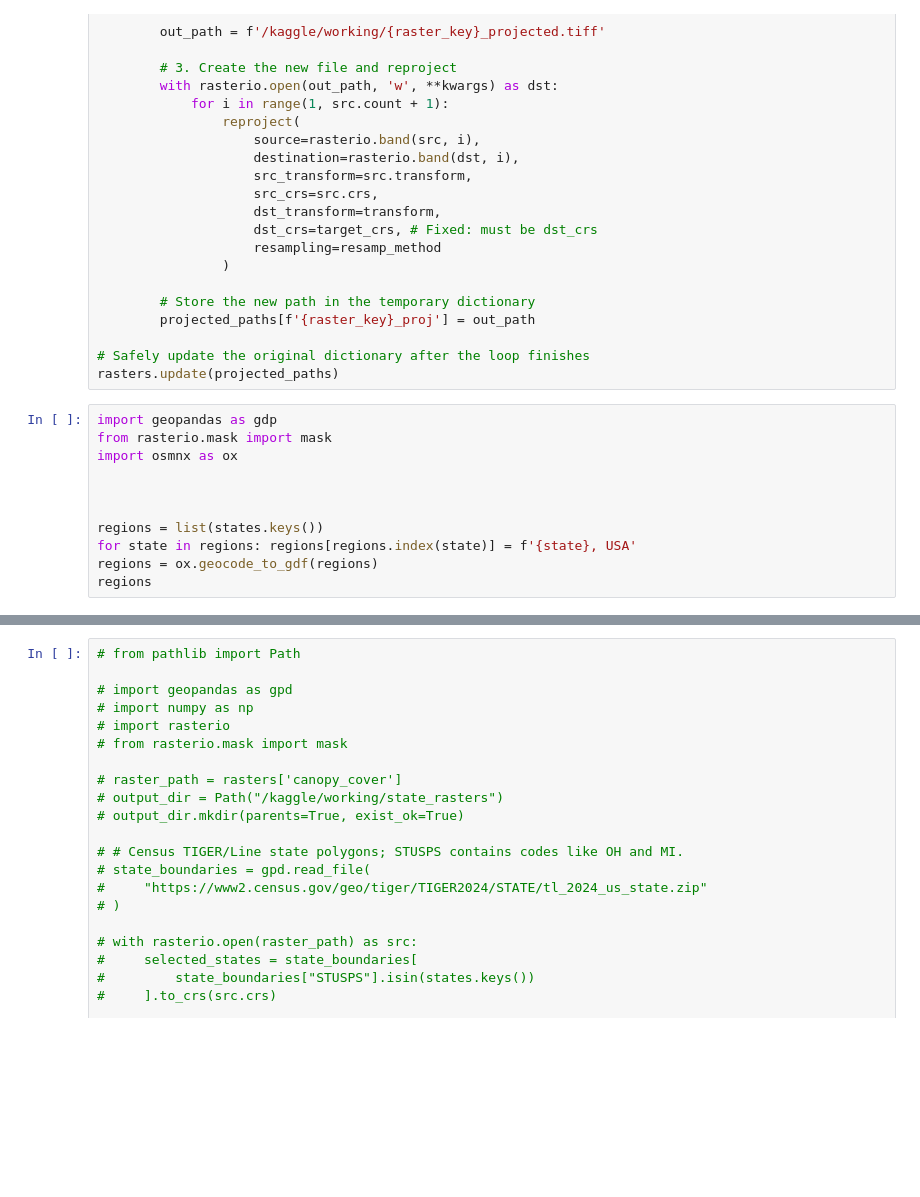
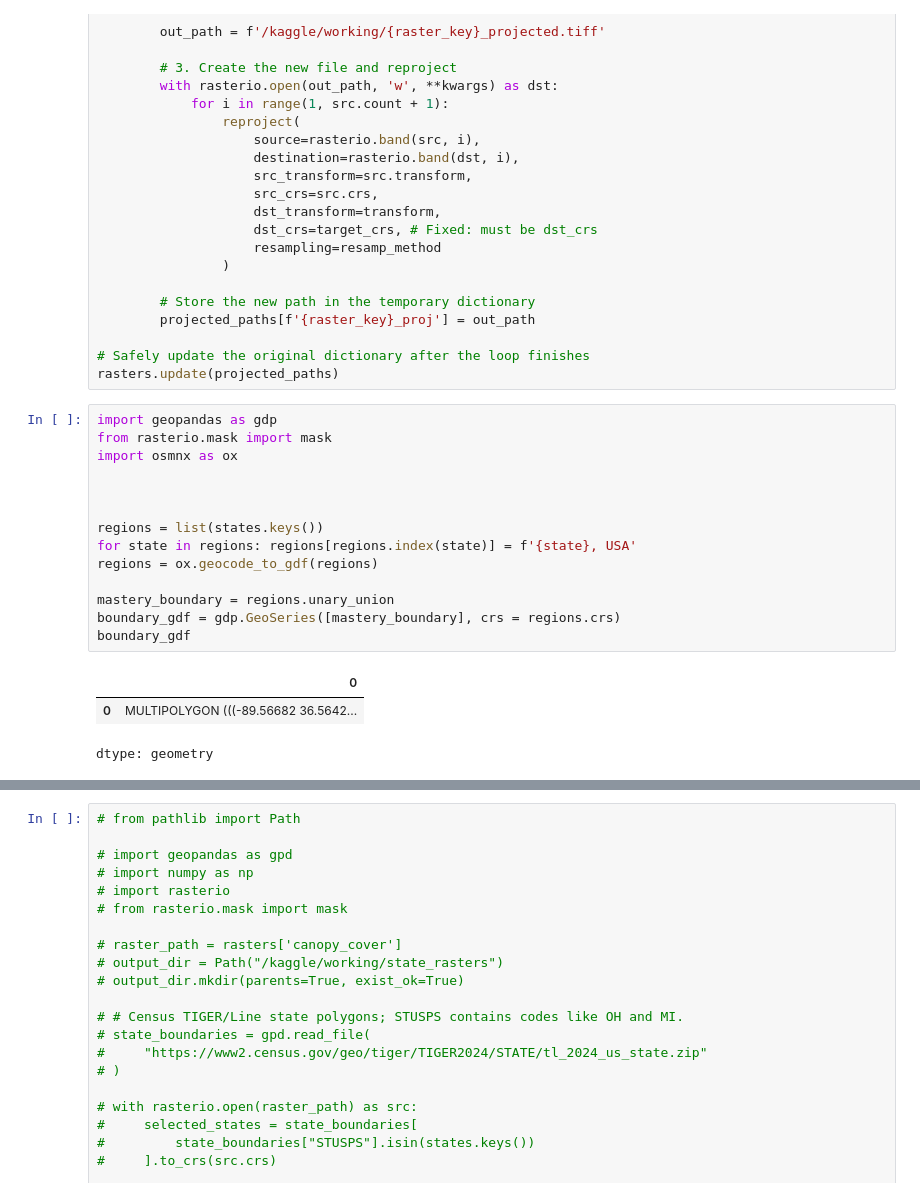
Before and after one commit to MaanavN/Ambystoma-Project, a Jupyter notebook: test.ipynb, the cells around one changed output, grey strips where cells are left out. Cells and saved outputs as stored; diff of their text form; blank space fills up the shorter version.

```diff
--- a/test.ipynb
+++ b/test.ipynb
@@ -113,11 +120,18 @@ rasters.update(projected_paths)
 # %%
 import geopandas as gdp
 from rasterio.mask import mask
 import osmnx as ox
 
 
 
 regions = list(states.keys())
 for state in regions: regions[regions.index(state)] = f'{state}, USA'
 regions = ox.geocode_to_gdf(regions)
-regions
+
+mastery_boundary = regions.unary_union
+boundary_gdf = gdp.GeoSeries([mastery_boundary], crs = regions.crs)
+boundary_gdf
+# %% [output]
+|  | 0 |
+| 0 | MULTIPOLYGON (((-89.56682 36.5642... |
+dtype: geometry
```
Also changed, not shown: parts of 5 cells of this notebook, 2 other files.
